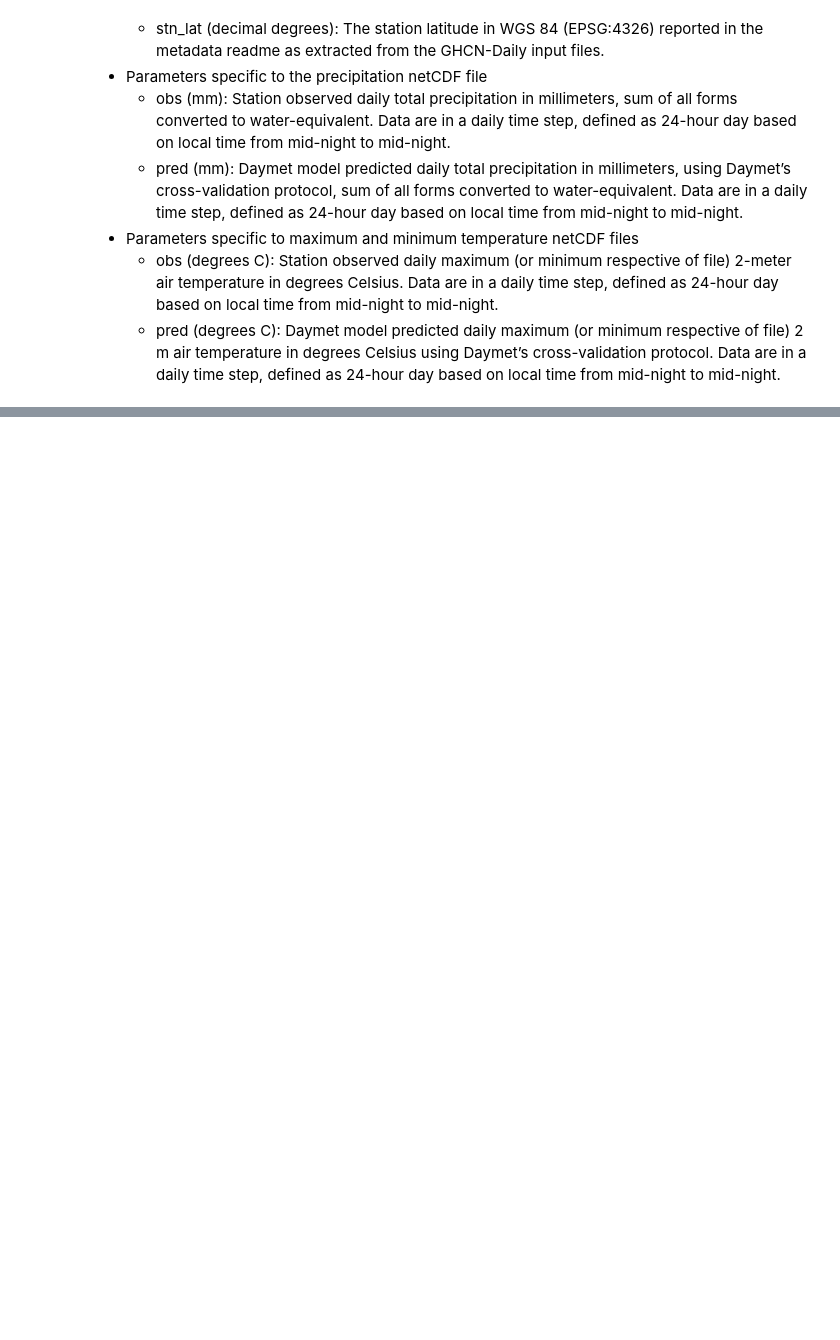
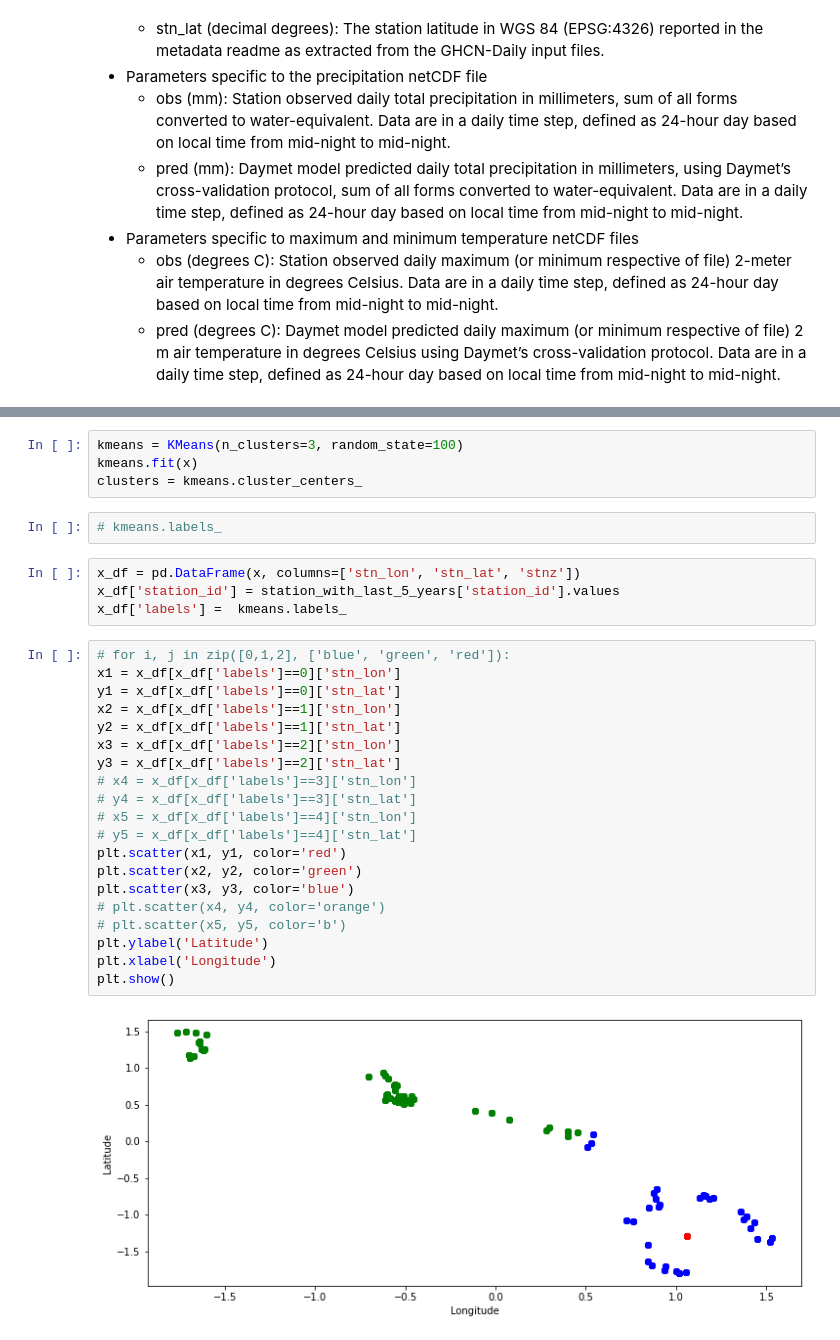
Before and after one commit to amuraddd/daymet, a Jupyter notebook: daymet_analysis.ipynb, the cells around one changed output, grey strips where cells are left out. Saved outputs shown, nothing was run; the diff lists cells and outputs as text; blank space fills up the shorter version.

```diff
--- a/daymet_analysis.ipynb
+++ b/daymet_analysis.ipynb
@@ -201,0 +202,32 @@ pred_obs_df
+# %%
+kmeans = KMeans(n_clusters=3, random_state=100)
+kmeans.fit(x)
+clusters = kmeans.cluster_centers_
+# %%
+# kmeans.labels_
+# %%
+x_df = pd.DataFrame(x, columns=['stn_lon', 'stn_lat', 'stnz'])
+x_df['station_id'] = station_with_last_5_years['station_id'].values
+x_df['labels'] =  kmeans.labels_
+# %%
+# for i, j in zip([0,1,2], ['blue', 'green', 'red']):
+x1 = x_df[x_df['labels']==0]['stn_lon']
+y1 = x_df[x_df['labels']==0]['stn_lat']
+x2 = x_df[x_df['labels']==1]['stn_lon']
+y2 = x_df[x_df['labels']==1]['stn_lat']
+x3 = x_df[x_df['labels']==2]['stn_lon']
+y3 = x_df[x_df['labels']==2]['stn_lat']
+# x4 = x_df[x_df['labels']==3]['stn_lon']
+# y4 = x_df[x_df['labels']==3]['stn_lat']
+# x5 = x_df[x_df['labels']==4]['stn_lon']
+# y5 = x_df[x_df['labels']==4]['stn_lat']
+plt.scatter(x1, y1, color='red')
+plt.scatter(x2, y2, color='green')
+plt.scatter(x3, y3, color='blue')
+# plt.scatter(x4, y4, color='orange')
+# plt.scatter(x5, y5, color='b')
+plt.ylabel('Latitude')
+plt.xlabel('Longitude')
+plt.show()
+# %% [output]
+[figure, added]
```
Also changed, not shown: parts of 34 cells of this notebook, 1 other file.
